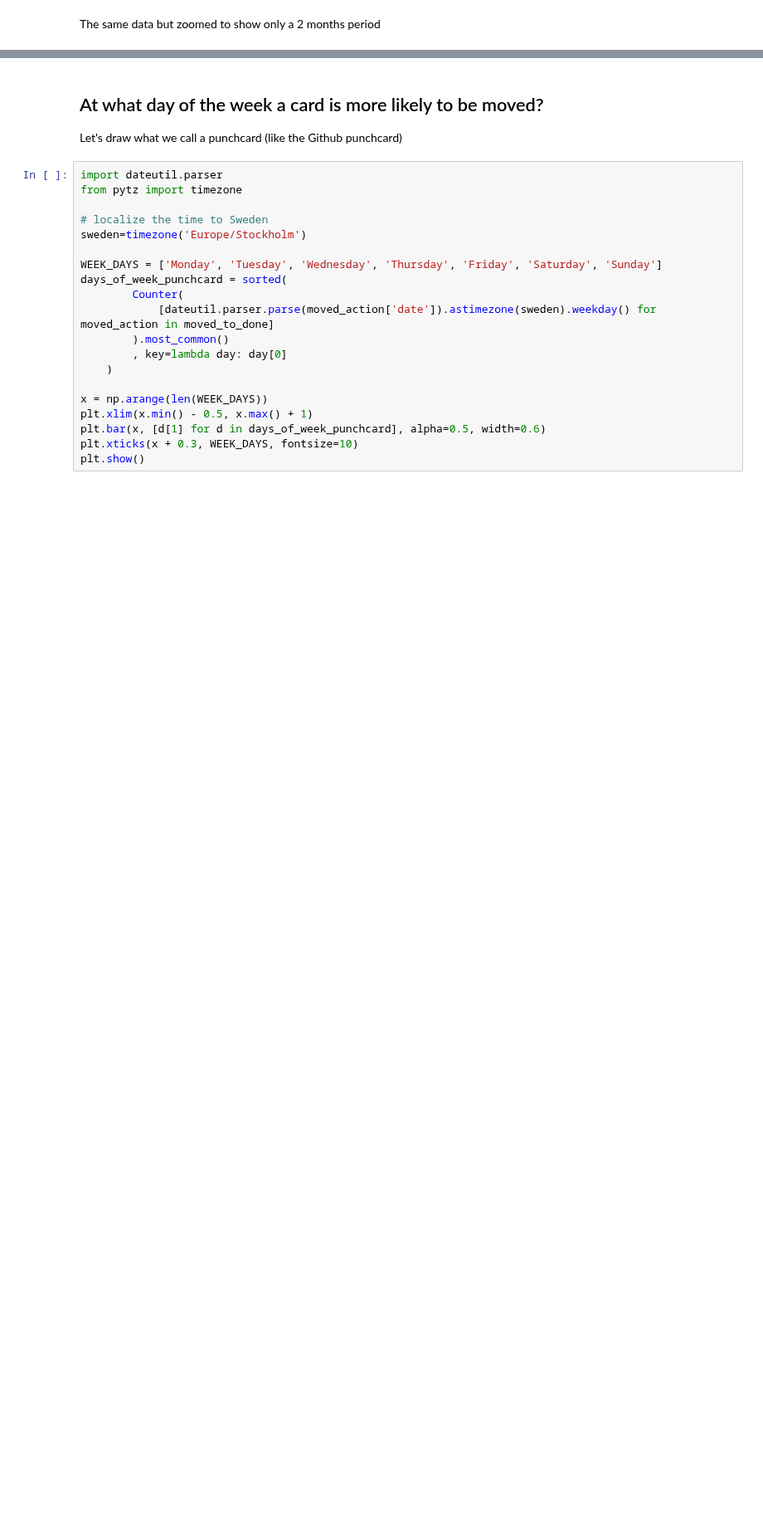
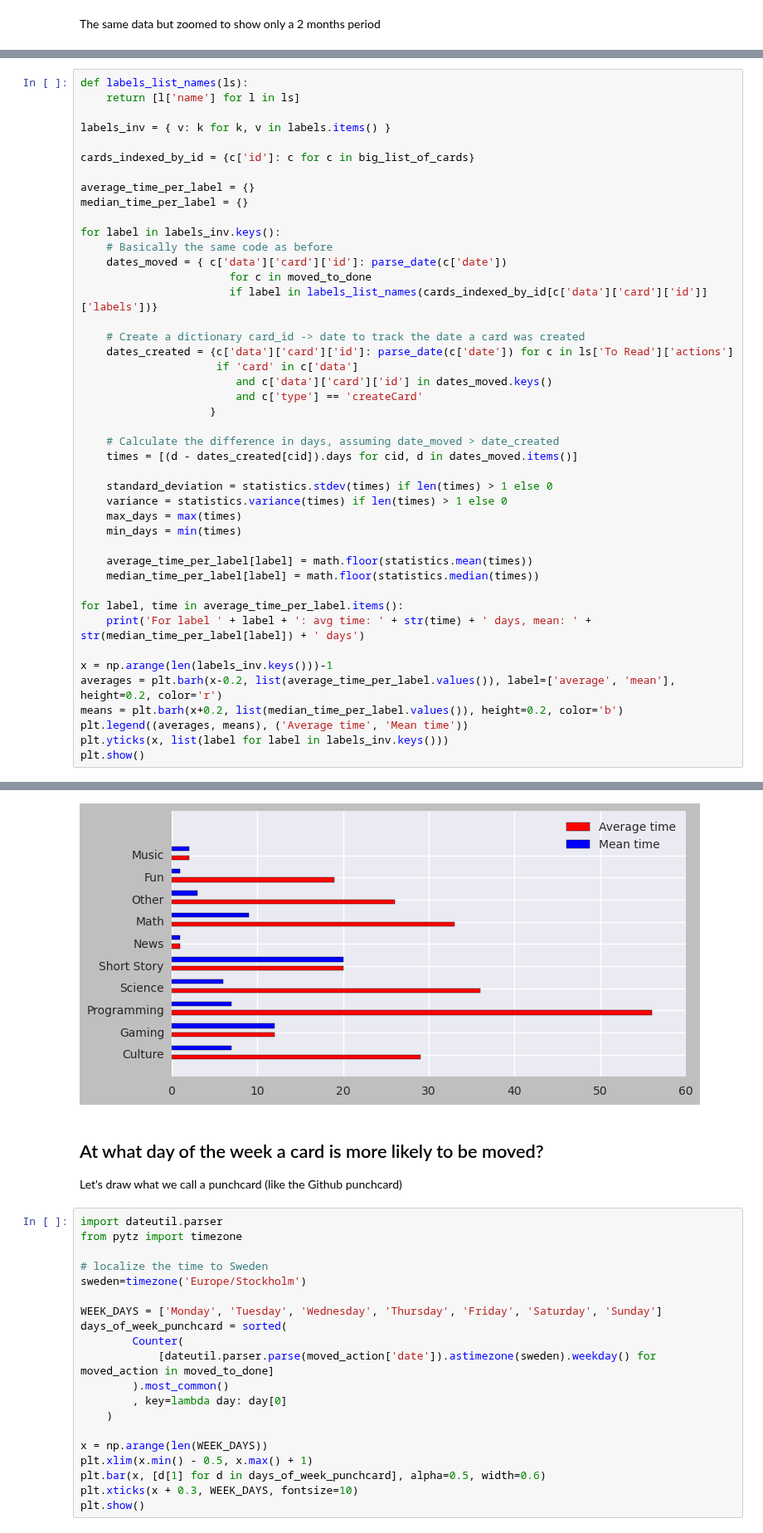
Before and after one commit to jtpio/data-playground, a Jupyter notebook: trello/personal-trello-stats.ipynb, the cells around one changed output, grey strips where cells are left out. Shown at 83% size. Saved outputs shown, nothing was run; the diff lists cells and outputs as text; blank space fills up the shorter version.

Commit message:
average and mean time per label

```diff
--- a/trello/personal-trello-stats.ipynb
+++ b/trello/personal-trello-stats.ipynb
@@ -282,0 +283,45 @@ TODO: sub plots, one plot by label
+# %%
+def labels_list_names(ls):
+    return [l['name'] for l in ls]
+
+labels_inv = { v: k for k, v in labels.items() }
+
+cards_indexed_by_id = {c['id']: c for c in big_list_of_cards}
+
+average_time_per_label = {}
+median_time_per_label = {}
+
+for label in labels_inv.keys():
+    # Basically the same code as before
+    dates_moved = { c['data']['card']['id']: parse_date(c['date'])
+                       for c in moved_to_done
+                       if label in labels_list_names(cards_indexed_by_id[c['data']['card']['id']]['labels'])}
+
+    # Create a dictionary card_id -> date to track the date a card was created
+    dates_created = {c['data']['card']['id']: parse_date(c['date']) for c in ls['To Read']['actions']
+                     if 'card' in c['data']
+                        and c['data']['card']['id'] in dates_moved.keys()
+                        and c['type'] == 'createCard'
+                    }
+
+    # Calculate the difference in days, assuming date_moved > date_created
+    times = [(d - dates_created[cid]).days for cid, d in dates_moved.items()]
+
+    standard_deviation = statistics.stdev(times) if len(times) > 1 else 0
+    variance = statistics.variance(times) if len(times) > 1 else 0
+    max_days = max(times)
+    min_days = min(times)
+
+    average_time_per_label[label] = math.floor(statistics.mean(times))
+    median_time_per_label[label] = math.floor(statistics.median(times))
+
+for label, time in average_time_per_label.items():
+    print('For label ' + label + ': avg time: ' + str(time) + ' days, mean: ' + str(median_time_per_label[label]) + ' days')
+
+x = np.arange(len(labels_inv.keys()))-1
+averages = plt.barh(x-0.2, list(average_time_per_label.values()), label=['average', 'mean'], height=0.2, color='r')
+means = plt.barh(x+0.2, list(median_time_per_label.values()), height=0.2, color='b')
+plt.legend((averages, means), ('Average time', 'Mean time'))
+plt.yticks(x, list(label for label in labels_inv.keys()))
+plt.show()
+# %% [output]
@@ -283,3 +338,4 @@ TODO: sub plots, one plot by label
+[figure, added]
 # %% [markdown]
 ## At what day of the week a card is more likely to be moved?
 
```
Also changed, not shown: parts of 12 cells of this notebook.
